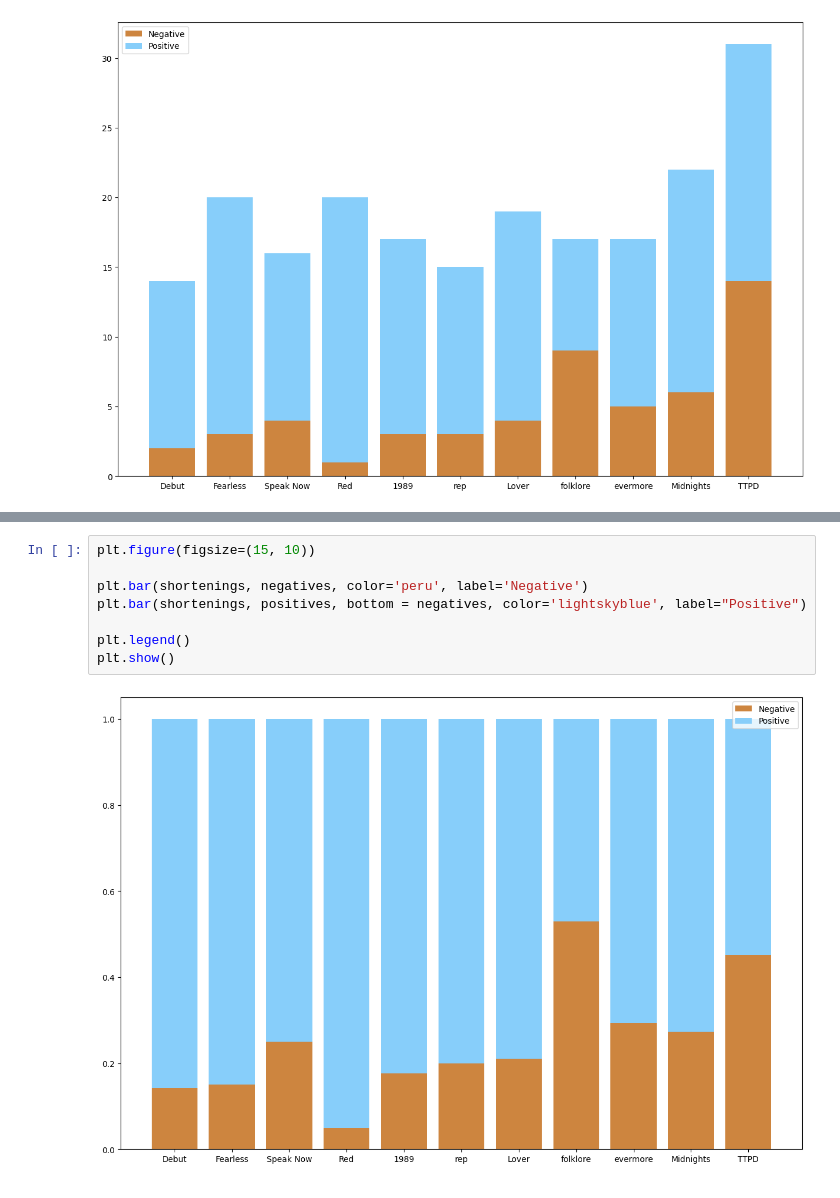
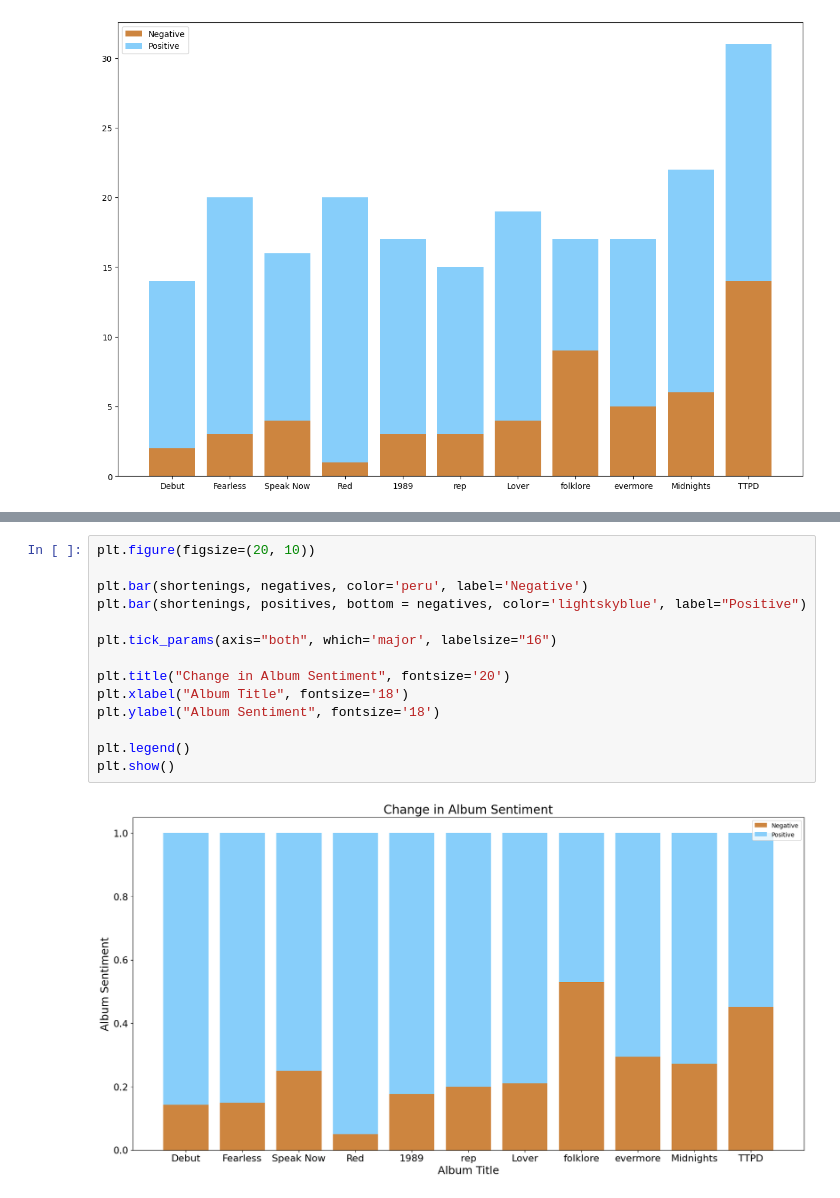
Before and after one commit to sarah-baskin/Analyzing-The-Eras-Tour, a Jupyter notebook: Vader_Sentiment_Analysis.ipynb, the cells around one changed output, grey strips where cells are left out. Cells and saved outputs as stored; diff of their text form.

```diff
--- a/Vader_Sentiment_Analysis.ipynb
+++ b/Vader_Sentiment_Analysis.ipynb
@@ -94,10 +92,16 @@ positives = np.array(positives)
 # %%
-plt.figure(figsize=(15, 10))
+plt.figure(figsize=(20, 10))
 
 plt.bar(shortenings, negatives, color='peru', label='Negative')
 plt.bar(shortenings, positives, bottom = negatives, color='lightskyblue', label="Positive")
 
+plt.tick_params(axis="both", which='major', labelsize="16")
+
+plt.title("Change in Album Sentiment", fontsize='20')
+plt.xlabel("Album Title", fontsize='18')
+plt.ylabel("Album Sentiment", fontsize='18')
+
 plt.legend()
 plt.show()
 # %% [output]
-[figure, old version]
+[figure, new version]
```
Also changed, not shown: parts of 1 cell of this notebook, 3 other files.
